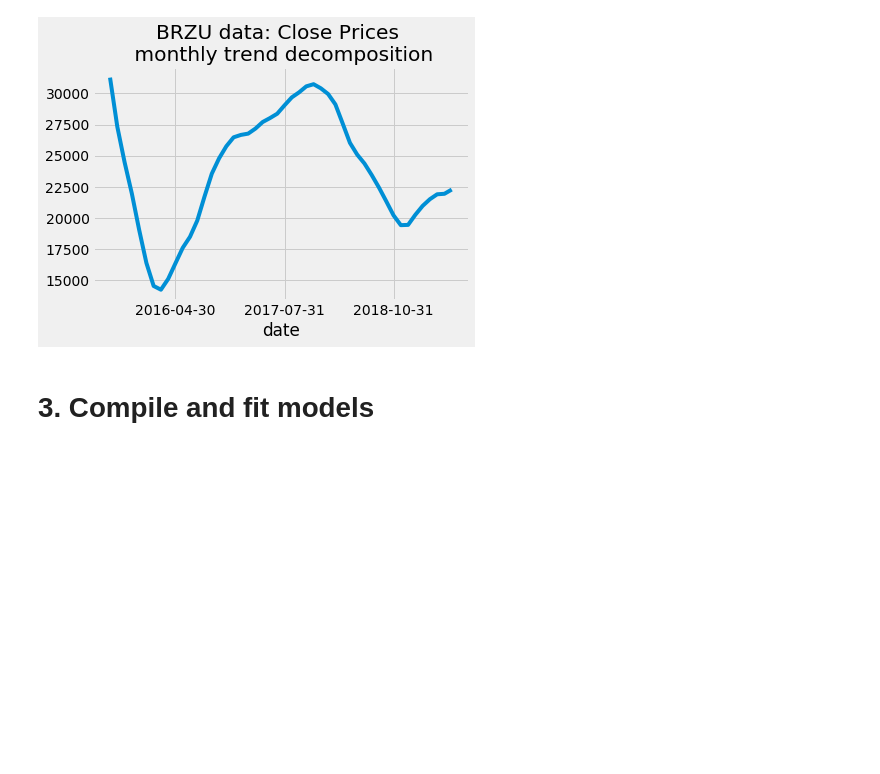
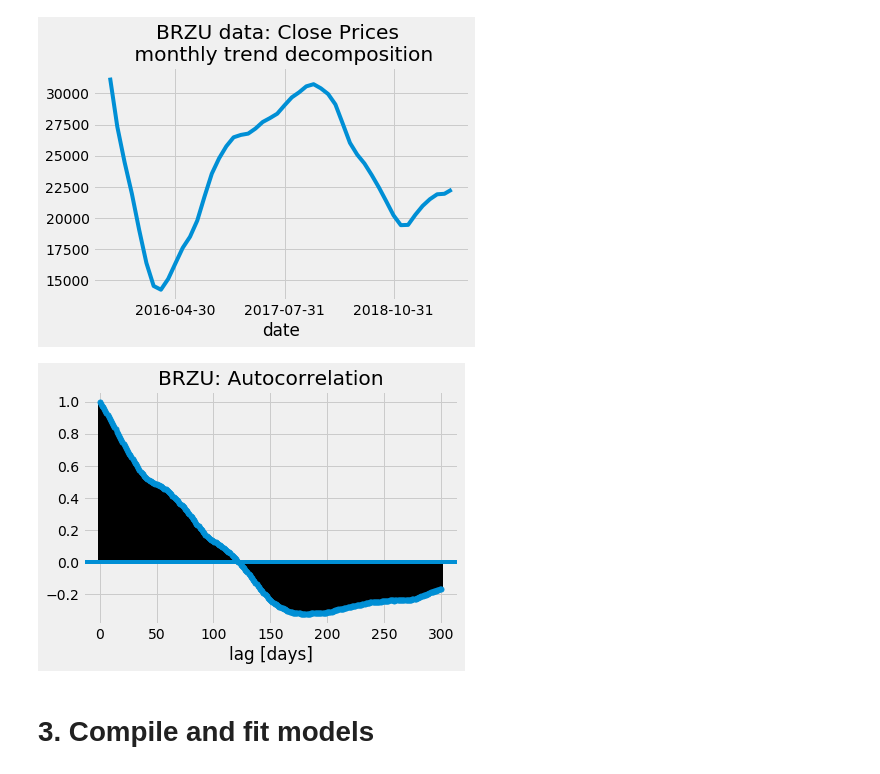
Before and after one commit to StofAle/Introductory_TimeSeriesForecasting_using_RNN, a Jupyter notebook: notebooks/05_Flamenco_Sketches.ipynb, the cells around one changed output. Saved outputs shown, nothing was run; the diff lists cells and outputs as text; code cells hidden in the pictures; blank space fills up the shorter version.

```diff
--- a/notebooks/05_Flamenco_Sketches.ipynb
+++ b/notebooks/05_Flamenco_Sketches.ipynb
@@ -193,6 +209,14 @@ ax.set_title('{} data: Close Prices \n {}'.format(df_name, 'monthly trend decomp
 Text(0.5, 1.0, 'BRZU data: Close Prices \n monthly trend decomposition')
 [figure]
 [figure]
+# %%
+# plot autocorrelation on close prices
+sm.graphics.tsa.plot_acf(df.Close.values.squeeze(), lags=300, alpha=1)
+plt.title('{}: Autocorrelation'.format(df_name))
+plt.xlabel('lag [days]')
+plt.show()
+# %% [output]
+[figure, added]
 # %% [markdown]
 <a id='Part3_link'></a>
 # 3. Compile and fit models
```
Also changed, not shown: parts of 8 cells of this notebook, 30 other files.
